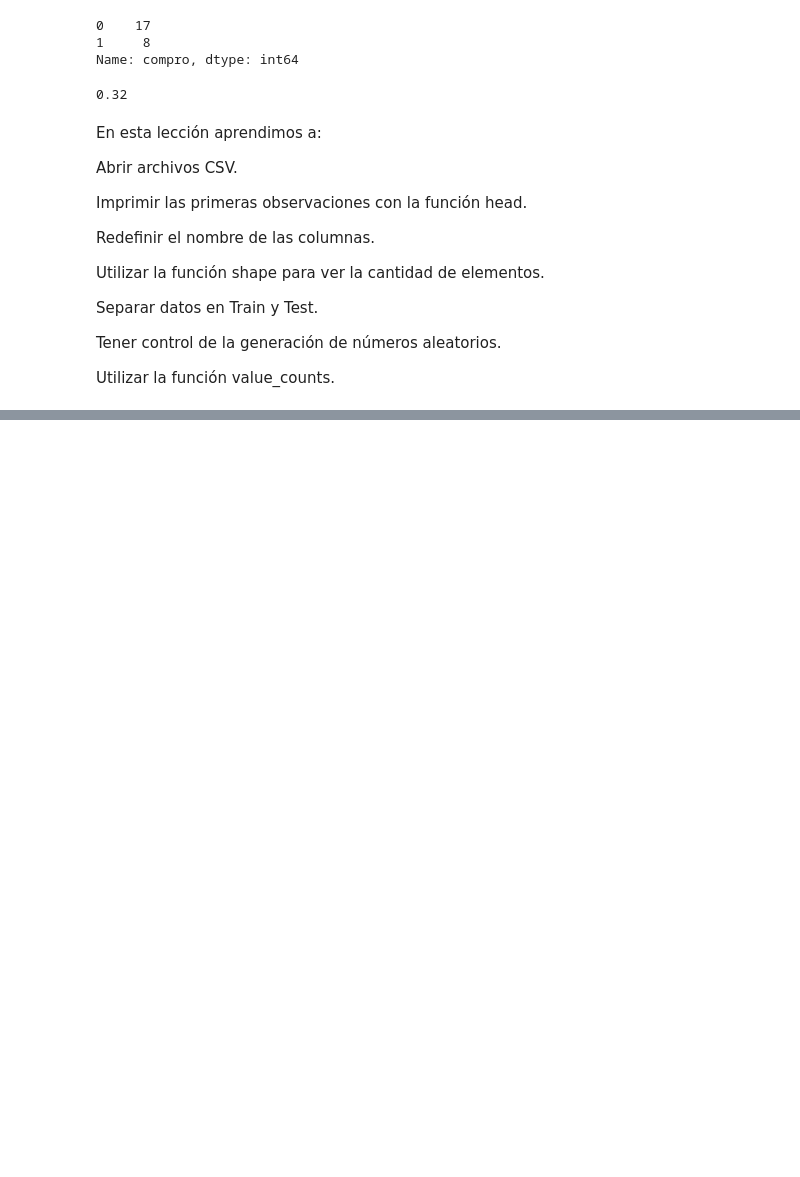
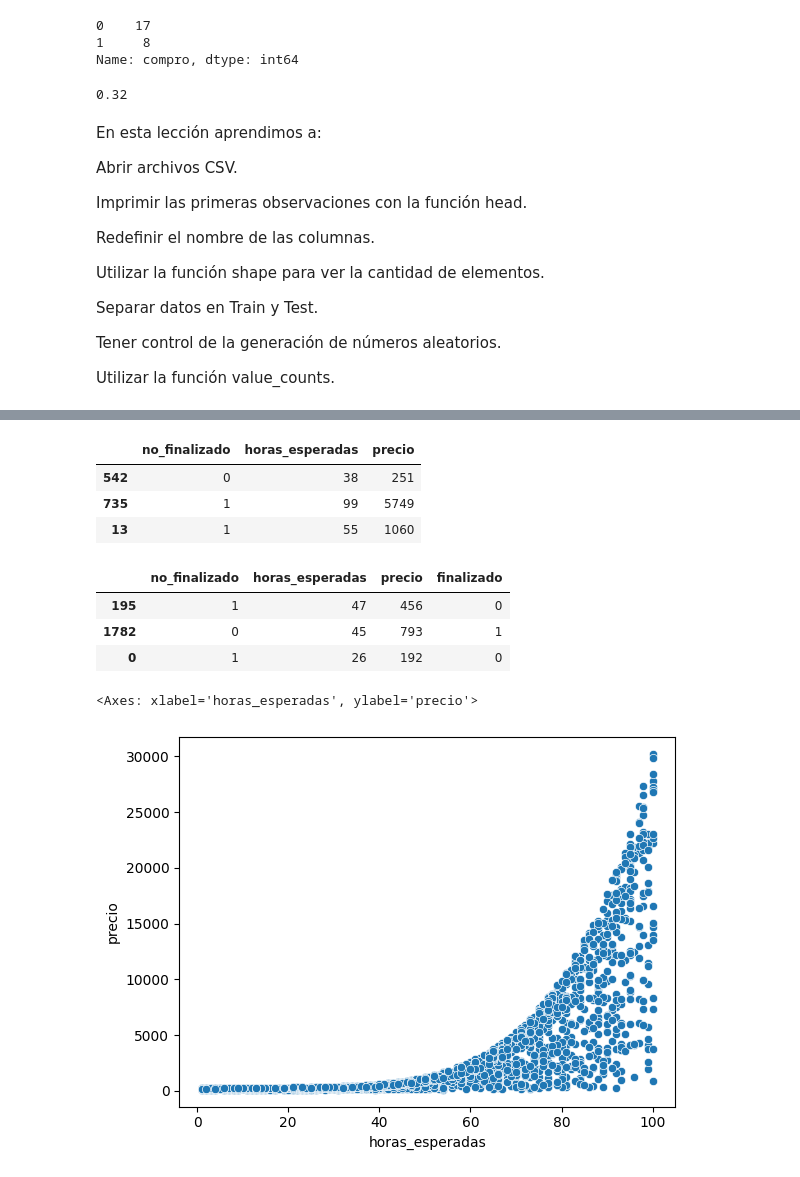
Before and after one commit to AdrianCPC/Bases_clasificacion_ML, a Jupyter notebook: ML_Clasificacion_SKLearn.ipynb, the cells around one changed output, grey strips where cells are left out. Saved outputs shown, nothing was run; the diff lists cells and outputs as text; code cells hidden in the pictures; blank space fills up the shorter version.

```diff
--- a/ML_Clasificacion_SKLearn.ipynb
+++ b/ML_Clasificacion_SKLearn.ipynb
@@ -221,0 +224,5 @@ Utilizar la función value_counts.
+# %%
+uri = 'https://gist.githubusercontent.com/ahcamachod/7c55640f0d65bcbd31bb986bb599180c/raw/1b616e97a8719b3ff245fcdd68eaebdb8da38082/projects.csv'
+
+datos = pd.read_csv(uri)
+datos.head()
@@ -221,0 +236,35 @@ Utilizar la función value_counts.
+# %%
+mapa = {
+    'unfinished':'no_finalizado',
+    'expected_hours': 'horas_esperadas',
+    'price':'precio'
+}
+
+datos = datos.rename(columns=mapa)
+datos.sample(3)
+# %% [output]
+|  | no_finalizado | horas_esperadas | precio |
+| 542 | 0 | 38 | 251 |
+| 735 | 1 | 99 | 5749 |
+| 13 | 1 | 55 | 1060 |
+# %%
+cambio = {
+    1:0,
+    0:1
+}
+
+datos['finalizado'] = datos.no_finalizado.map(cambio)
+
+datos.sample(3)
+# %% [output]
+|  | no_finalizado | horas_esperadas | precio | finalizado |
+| 195 | 1 | 47 | 456 | 0 |
+| 1782 | 0 | 45 | 793 | 1 |
+| 0 | 1 | 26 | 192 | 0 |
+# %%
+import seaborn as sns
+
+sns.scatterplot(x='horas_esperadas',y='precio', data=datos)
+# %% [output]
+<Axes: xlabel='horas_esperadas', ylabel='precio'>
+[figure, added]
```
Also changed, not shown: parts of 20 cells of this notebook.
